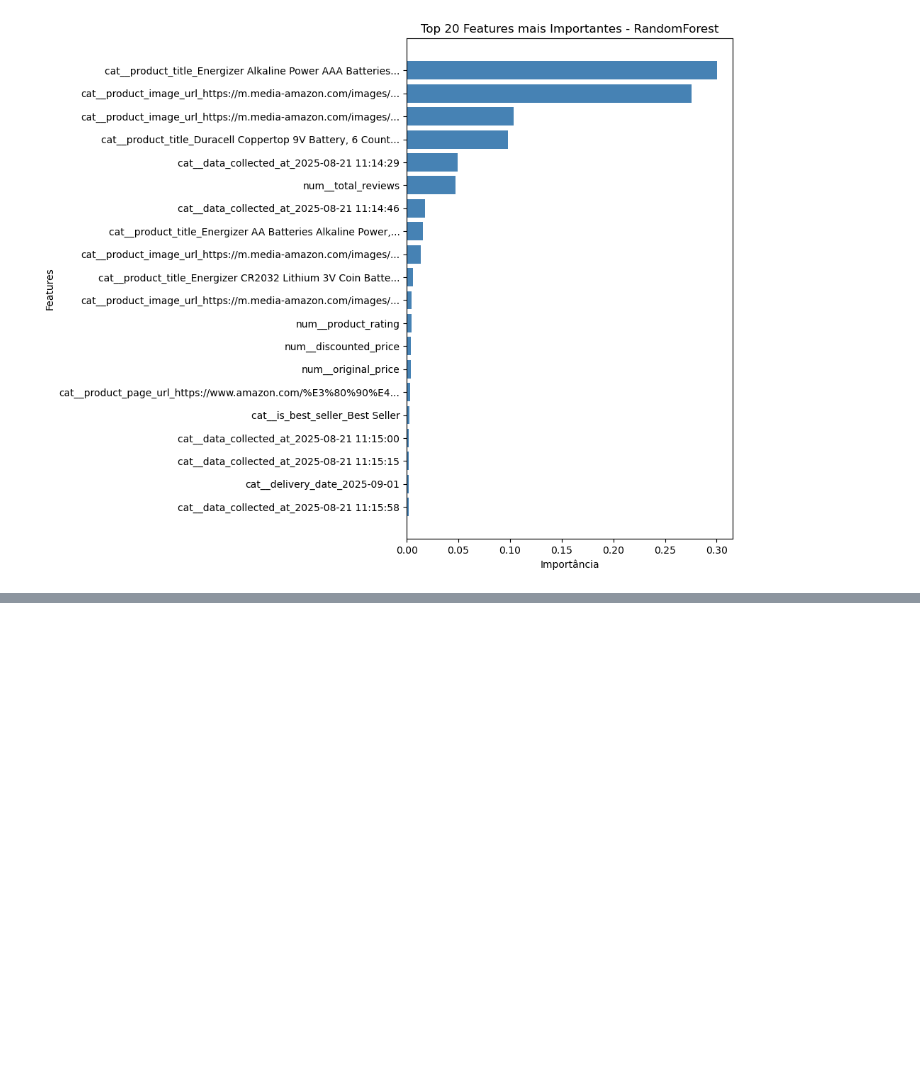
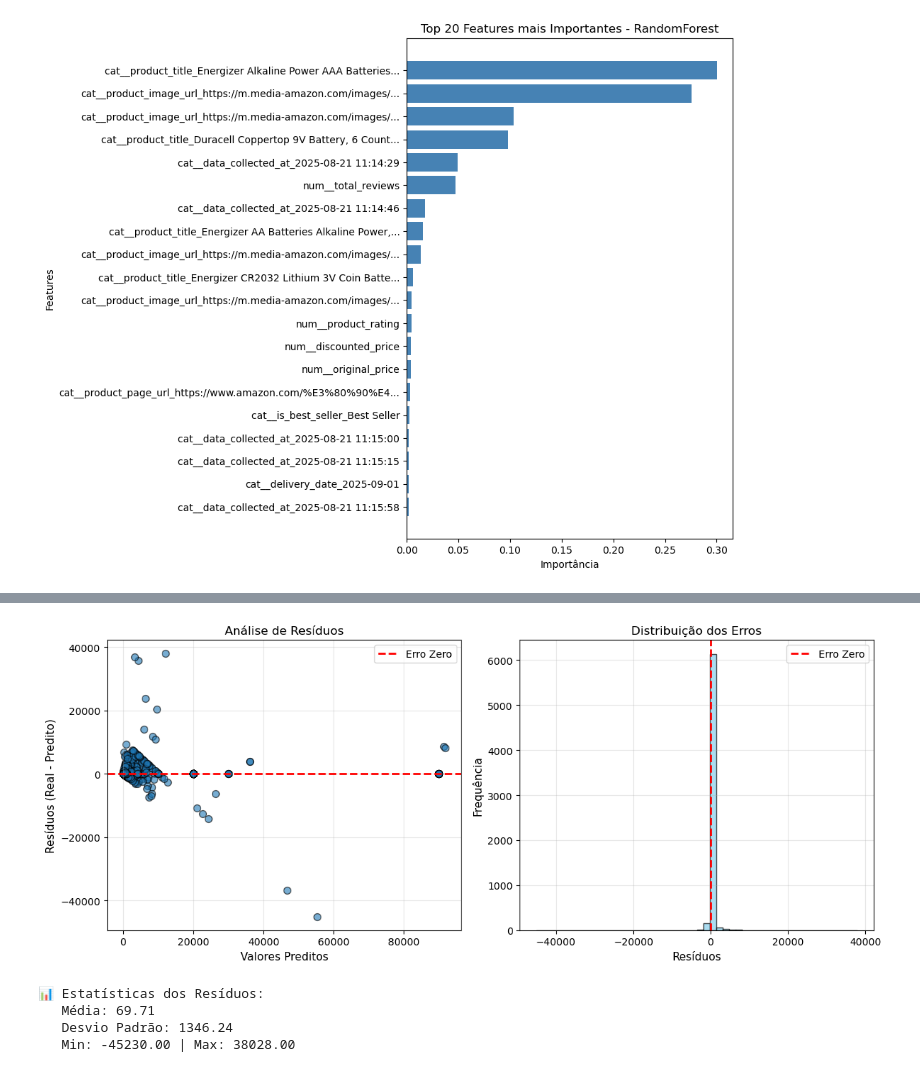
Before and after one commit to HenriKCorrea/am-tp, a Jupyter notebook: src/notebooks/fonte_final_cmp263_final.ipynb, the cells around one changed output, grey strips where cells are left out. Cells and saved outputs as stored; diff of their text form; code cells hidden in the pictures; blank space fills up the shorter version.

```diff
--- a/src/notebooks/fonte_final_cmp263_final.ipynb
+++ b/src/notebooks/fonte_final_cmp263_final.ipynb
@@ -400,0 +423,39 @@ cat__product_image_url_https://m.media-amazon.com/images/...    0.013510
+# %%
+# 2. Análise de Resíduos
+residuos = y_test - y_pred_best
+
+plt.figure(figsize=(12, 5))
+
+# Subplot 1: Resíduos vs Valores Preditos
+plt.subplot(1, 2, 1)
+plt.scatter(y_pred_best, residuos, alpha=0.6, edgecolors='k', s=50)
+plt.axhline(y=0, color='r', linestyle='--', lw=2, label='Erro Zero')
+plt.xlabel('Valores Preditos', fontsize=11)
+plt.ylabel('Resíduos (Real - Predito)', fontsize=11)
+plt.title('Análise de Resíduos', fontsize=12)
+plt.legend()
+plt.grid(True, alpha=0.3)
+
+# Subplot 2: Distribuição dos Resíduos
+plt.subplot(1, 2, 2)
+plt.hist(residuos, bins=50, edgecolor='black', alpha=0.7, color='skyblue')
+plt.axvline(x=0, color='r', linestyle='--', lw=2, label='Erro Zero')
+plt.xlabel('Resíduos', fontsize=11)
+plt.ylabel('Frequência', fontsize=11)
+plt.title('Distribuição dos Erros', fontsize=12)
+plt.legend()
+plt.grid(True, alpha=0.3)
+
+plt.tight_layout()
+plt.show()
+
+print(f"\n📊 Estatísticas dos Resíduos:")
+print(f"   Média: {residuos.mean():.2f}")
+print(f"   Desvio Padrão: {residuos.std():.2f}")
+print(f"   Min: {residuos.min():.2f} | Max: {residuos.max():.2f}")
+# %% [output]
+[figure, added]
+📊 Estatísticas dos Resíduos:
+   Média: 69.71
+   Desvio Padrão: 1346.24
+   Min: -45230.00 | Max: 38028.00
```
Also changed, not shown: parts of 1 cell of this notebook.
